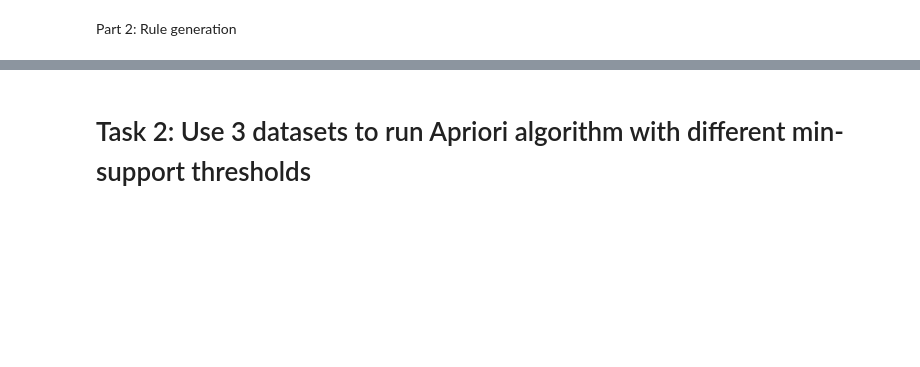
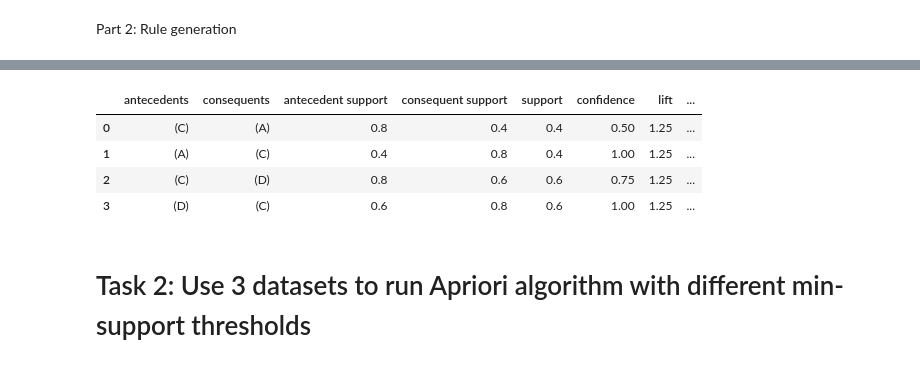
Before and after one commit to gtengwei/CZ4032-Data-Mining, a Jupyter notebook: apriori.ipynb, the cells around one changed output, grey strips where cells are left out. Saved outputs shown, nothing was run; the diff lists cells and outputs as text; code cells hidden in the pictures; blank space fills up the shorter version.

Commit message:
added apriori python lib for verification
fixed my freq itemset generation code, last row of groupby is not guranteed to be 1 1

```diff
--- a/apriori.ipynb
+++ b/apriori.ipynb
@@ -117,8 +117,11 @@ for combination in combinations:
 
     # Append the combination and its count to the dictionary
     # The count of each combination is the last value in the count column
-    # as the last row of the dataframe is when both items are present in one transaction in the original data dataframe
-    combinations_count[combination] = test['count'].iloc[-1]
+    # Moreover, we need to check whether the last row is a combination of 1s instead of 1s and 0s
+    # If it is a combination of 1s, then we append the combination and its count to the dictionary
+    # Otherwise, we do not append it to the dictionary
+    if test[test.columns[0]].iloc[-1] == 1 and test[test.columns[1]].iloc[-1] == 1:
+        combinations_count[combination] = test['count'].iloc[-1]
 
 # print(test)
 combinations_count
@@ -417,8 +382,11 @@ def k_plus_1_itemsets_support_counting(k_plus_1_candidate_itemsets, k, data):
 
         # Append the combination and its count to the dictionary
         # The count of each combination is the last value in the count column
-        # as the last row of the dataframe is when both items are present in one transaction in the original data dataframe
-        candidate_itemsets_count[candidate_itemset] = test['count'].iloc[-1]
+        # Moreover, we need to check whether the last row is a combination of 1s instead of 1s and 0s
+        # If it is a combination of 1s, then we append the combination and its count to the dictionary
+        # Otherwise, we do not append it to the dictionary
+        if test[test.columns[0]].iloc[-1] == 1 and test[test.columns[1]].iloc[-1] == 1:
+            candidate_itemsets_count[candidate_itemset] = test['count'].iloc[-1]
 
     return candidate_itemsets_count
 
@@ -532,0 +524,5 @@ antecedent:  ['C', 'D'] -> consequent:  ['H'] confidence:  1.0
+# %%
+from mlxtend.frequent_patterns import apriori, association_rules
+
+freq_items = apriori(data, min_support=0.4, use_colnames=True)
+freq_items
@@ -533,3 +540,12 @@ antecedent:  ['C', 'D'] -> consequent:  ['H'] confidence:  1.0
+# %%
+rules = association_rules(freq_items, metric='confidence', min_threshold=0.5)
+rules
+# %% [output]
+|  | antecedents | consequents | antecedent support | consequent support | support | confidence | lift | ... |
+| 0 | (C) | (A) | 0.8 | 0.4 | 0.4 | 0.50 | 1.25 | ... |
+| 1 | (A) | (C) | 0.4 | 0.8 | 0.4 | 1.00 | 1.25 | ... |
+| 2 | (C) | (D) | 0.8 | 0.6 | 0.6 | 0.75 | 1.25 | ... |
+| 3 | (D) | (C) | 0.6 | 0.8 | 0.6 | 1.00 | 1.25 | ... |
 # %% [markdown]
 <h1> Task 2: Use 3 datasets to run Apriori algorithm with different min-support thresholds </h1>
 # %%
```
Also changed, not shown: parts of 20 cells of this notebook.
